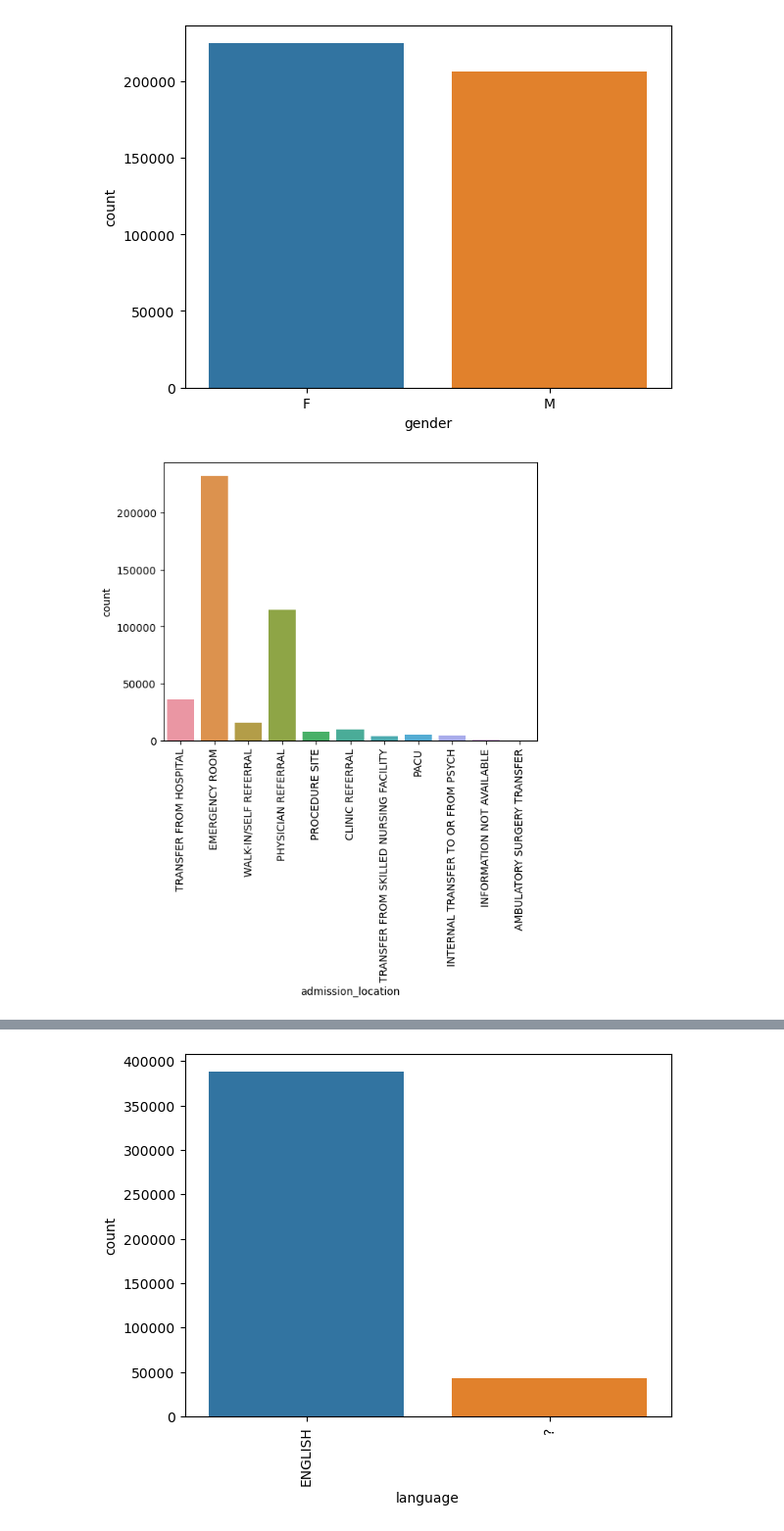
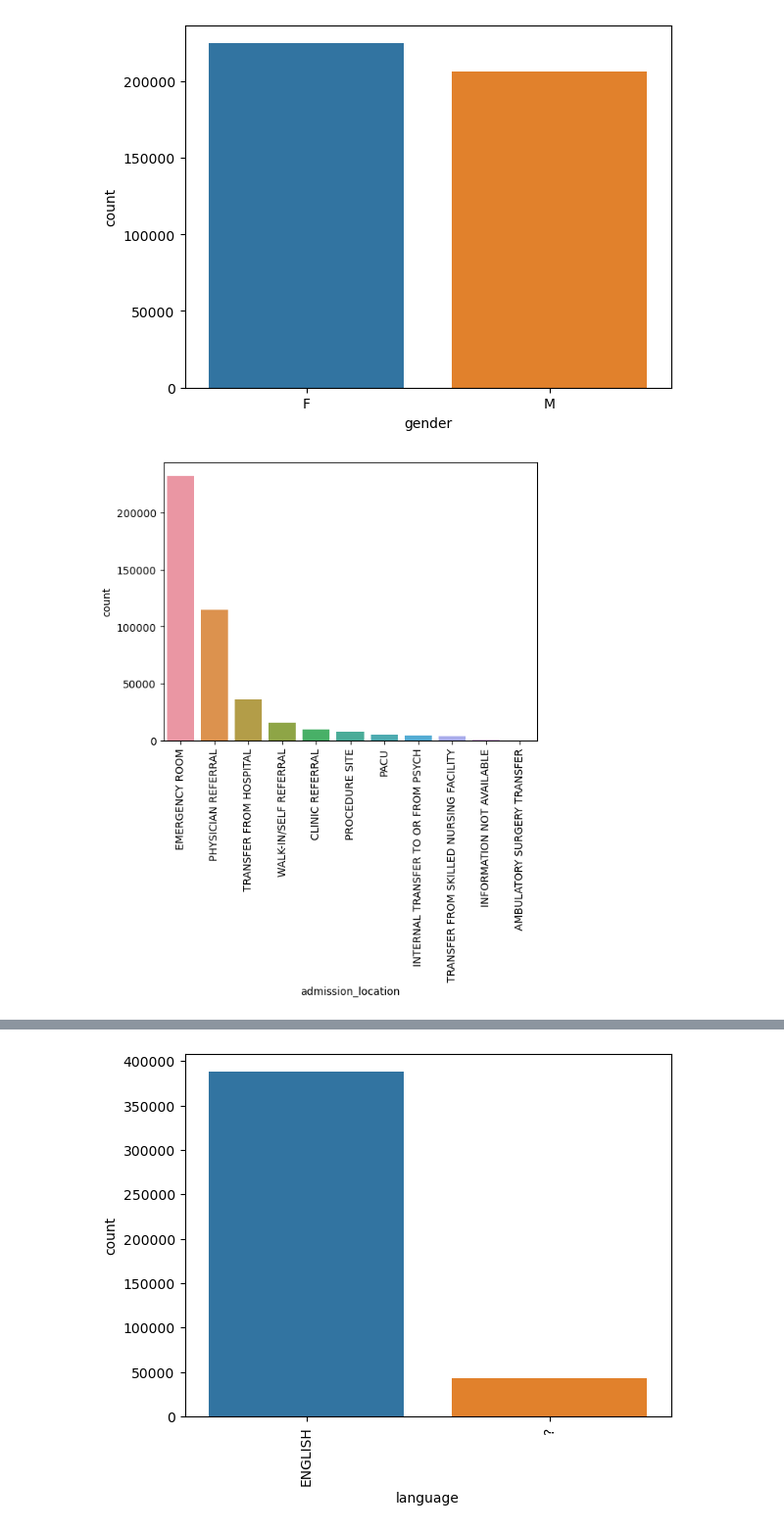
Before and after one commit to alissazolt/Predicting-LOS, a Jupyter notebook: EDA_Predicting_LOS.ipynb, the cells around one changed output, grey strips where cells are left out. Shown at 98% size. Saved outputs shown, nothing was run; the diff lists cells and outputs as text; code cells hidden in the pictures.

```diff
--- a/EDA_Predicting_LOS.ipynb
+++ b/EDA_Predicting_LOS.ipynb
@@ -155,8 +155,8 @@ sns.countplot(data = df_cat, x = 'gender');
 # %% [output]
 [figure]
 # %%
-sns.countplot(data = df_cat, x = 'admission_location')
+sns.countplot(data = df_cat, x = 'admission_location', order = df_cat['admission_location'].value_counts().index)
 plt.xticks(rotation=90);
 # %% [output]
-[figure, old version]
+[figure, new version]
 # %%
```
Also changed, not shown: parts of 70 cells of this notebook.
